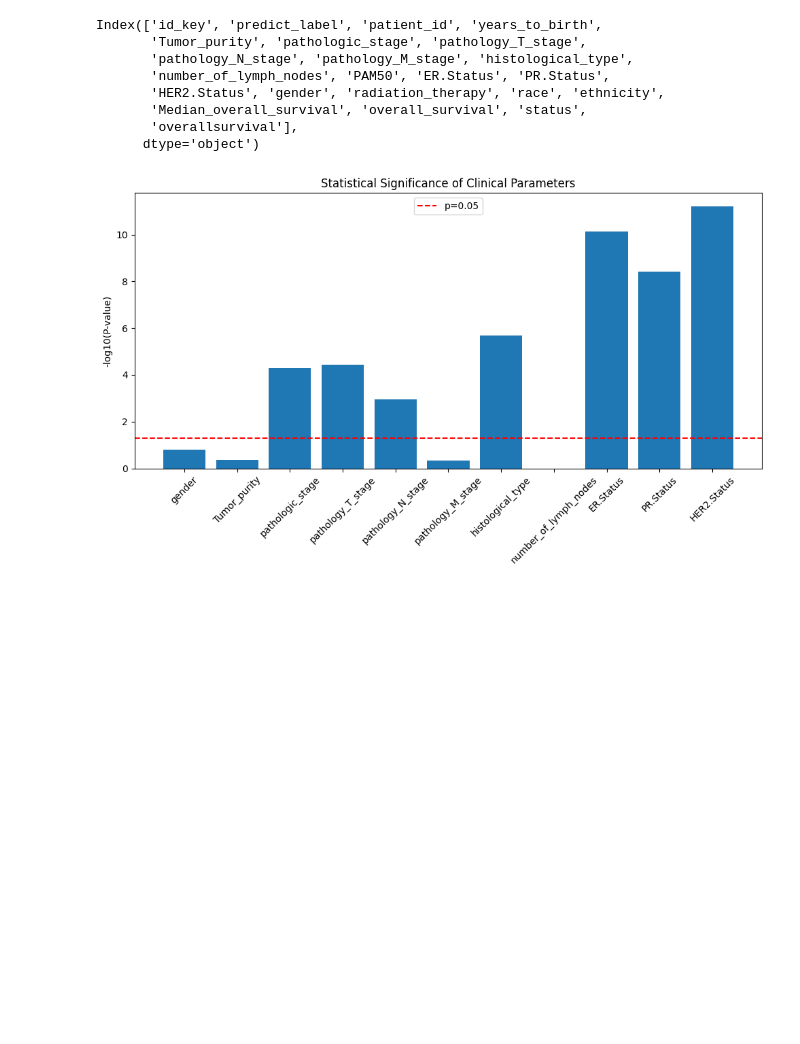
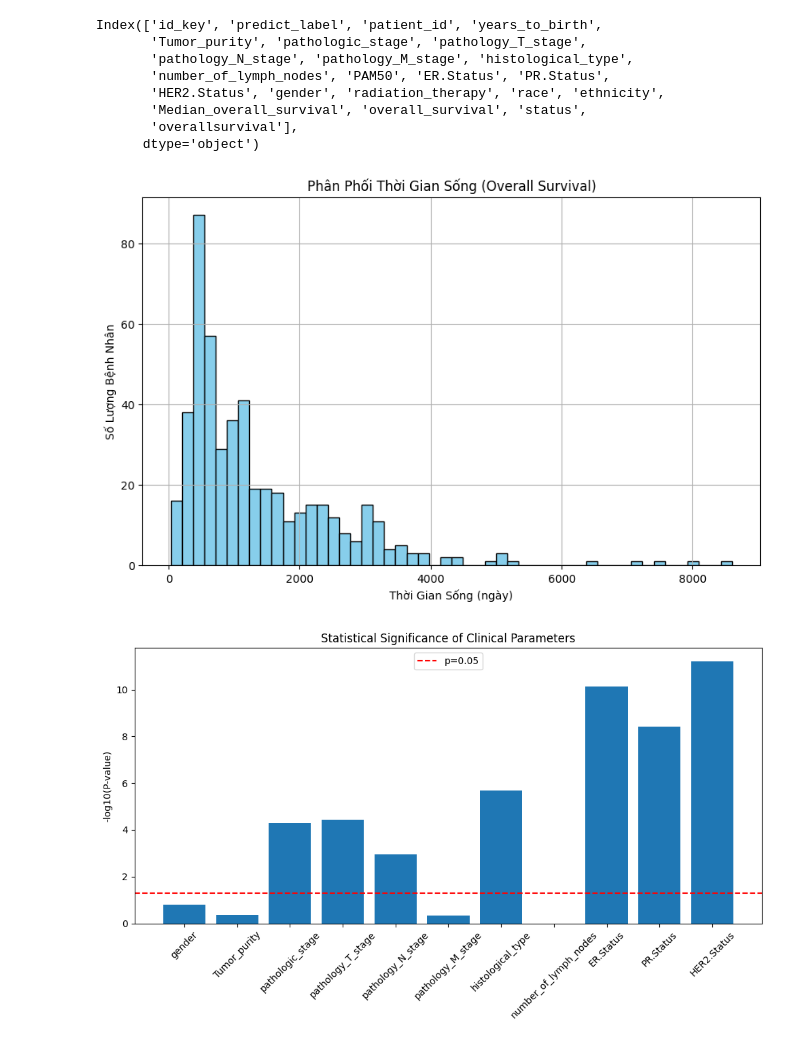
Before and after one commit to haitranduc4270/MoGCN, a Jupyter notebook: survival_analysis.ipynb, the cells around one changed output. Drawn from its saved outputs; the diff is of its cells as text; code cells hidden in the pictures; blank space fills up the shorter version.

```diff
--- a/survival_analysis.ipynb
+++ b/survival_analysis.ipynb
@@ -29,6 +29,17 @@ Index(['id_key', 'predict_label', 'patient_id', 'years_to_birth',
        'Median_overall_survival', 'overall_survival', 'status',
        'overallsurvival'],
       dtype='object')
+# %%
+# Vẽ biểu đồ histogram
+plt.figure(figsize=(10, 6))
+plt.hist(pd.to_numeric(result['overallsurvival'].str.replace(',', '.'), errors='coerce').dropna(), bins=50, color='skyblue', edgecolor='black')
+plt.title('Phân Phối Thời Gian Sống (Overall Survival)')
+plt.xlabel('Thời Gian Sống (ngày)')
+plt.ylabel('Số Lượng Bệnh Nhân')
+plt.grid(True)
+plt.show()
+# %% [output]
+[figure, added]
 # %%
 
 # Convert categorical variables to numeric where needed
```
Also changed, not shown: parts of 2 cells of this notebook.
